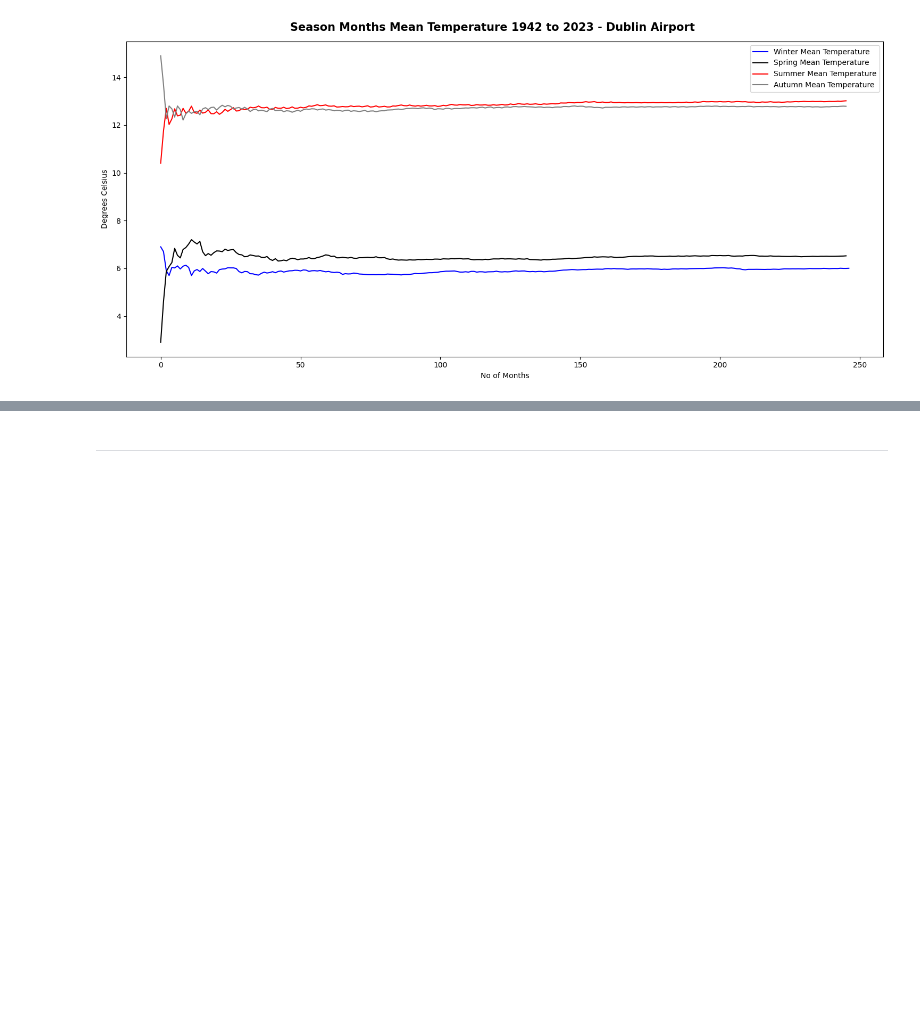
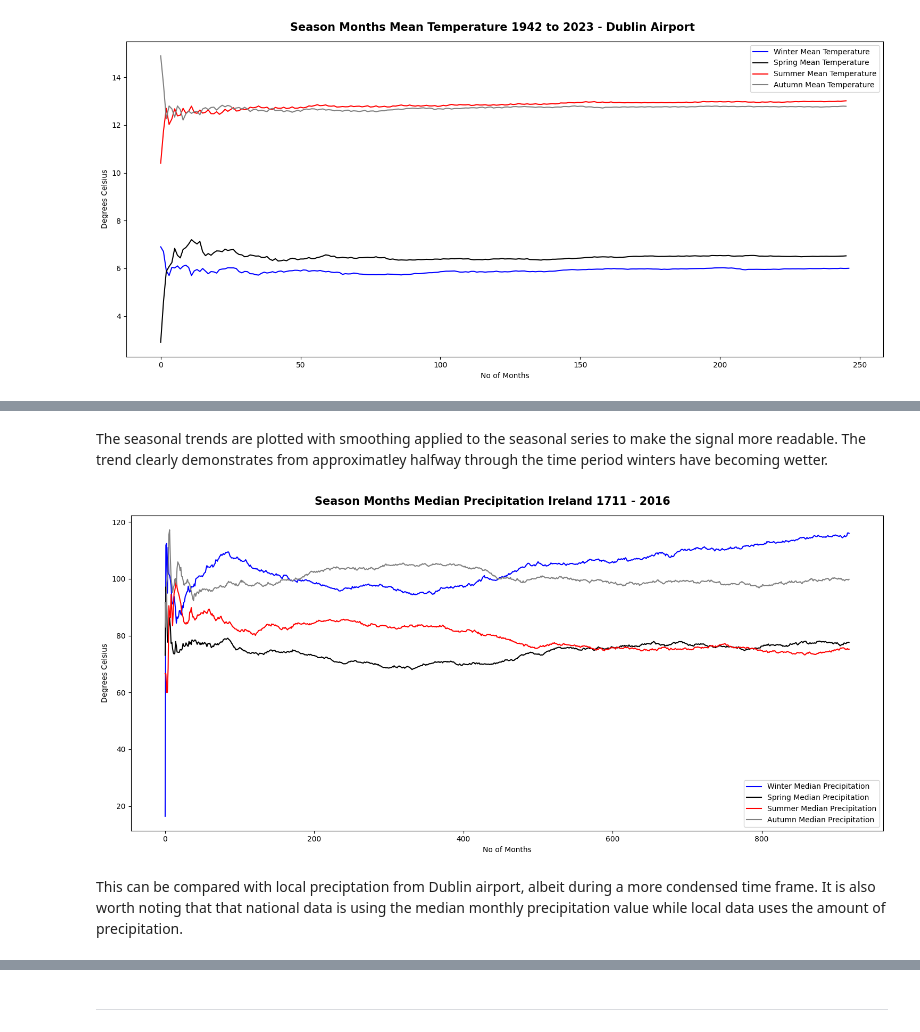
Before and after one commit to humphs078/Owner-avatar-programming_for_data_analysis_assignment_2, a Jupyter notebook: submission.ipynb, the cells around one changed output, grey strips where cells are left out. Drawn from its saved outputs; the diff is of its cells as text; code cells hidden in the pictures; blank space fills up the shorter version.

```diff
--- a/submission.ipynb
+++ b/submission.ipynb
@@ -1384,0 +1576,23 @@ plt.tight_layout()
+# %%
+winter = irish_monthly_precip_data[irish_monthly_precip_data.index.month_name().isin(['November', 'December', 'January'])].sort_index(ascending=True)
+spring = irish_monthly_precip_data[irish_monthly_precip_data.index.month_name().isin(['February', 'March', 'April'])].sort_index(ascending=True)
+summer = irish_monthly_precip_data[irish_monthly_precip_data.index.month_name().isin(['May', 'June', 'July'])].sort_index(ascending=True)
+autumn = irish_monthly_precip_data[irish_monthly_precip_data.index.month_name().isin(['August', 'September', 'October'])].sort_index(ascending=True)
+# %% [markdown]
+The seasonal trends are plotted with smoothing applied to the seasonal series to make the signal more readable. The trend clearly demonstrates from approximatley halfway through the time period winters have becoming wetter.
+# %%
+fig, ax = plt.subplots(figsize=(15,7))
+
+ax.plot(moving_avarage_smoothing(winter['median_monthly_precip_mm'], 250), label = 'Winter Median Precipitation', color = 'blue')
+ax.plot(moving_avarage_smoothing(spring['median_monthly_precip_mm'], 250), label = 'Spring Median Precipitation', color = 'black')
+ax.plot(moving_avarage_smoothing(summer['median_monthly_precip_mm'], 250), label = 'Summer Median Precipitation', color = 'red')
+ax.plot(moving_avarage_smoothing(autumn['median_monthly_precip_mm'], 250), label = 'Autumn Median Precipitation', color = 'grey')
+ax.set_xlabel("No of Months")
+ax.set_ylabel('Degrees Celsius')
+ax.legend()
+plt.suptitle('Season Months Median Precipitation Ireland 1711 - 2016', weight='bold', size=15)
+plt.tight_layout()
+# %% [output]
+[figure, added]
+# %% [markdown]
+This can be compared with local preciptation from Dublin airport, albeit during a more condensed time frame. It is also worth noting that that national data is using the median monthly precipitation value while local data uses the amount of precipitation.
```
Also changed, not shown: parts of 41 cells of this notebook, 1 other file.
